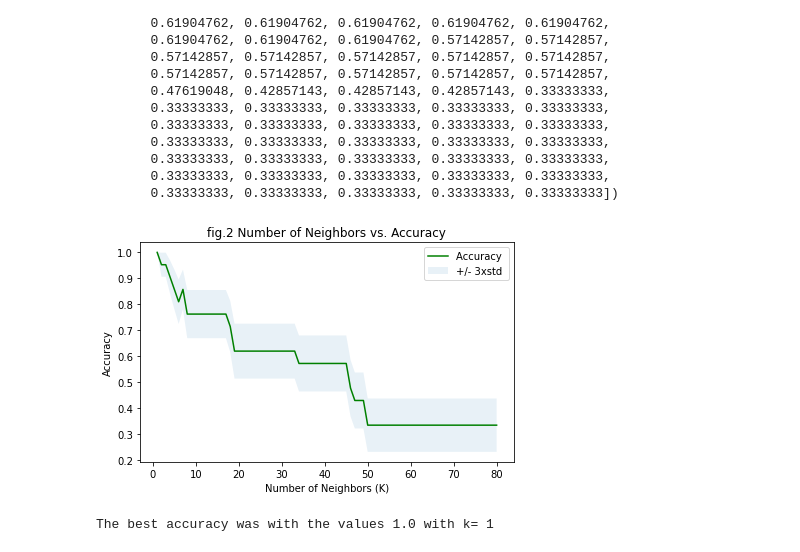
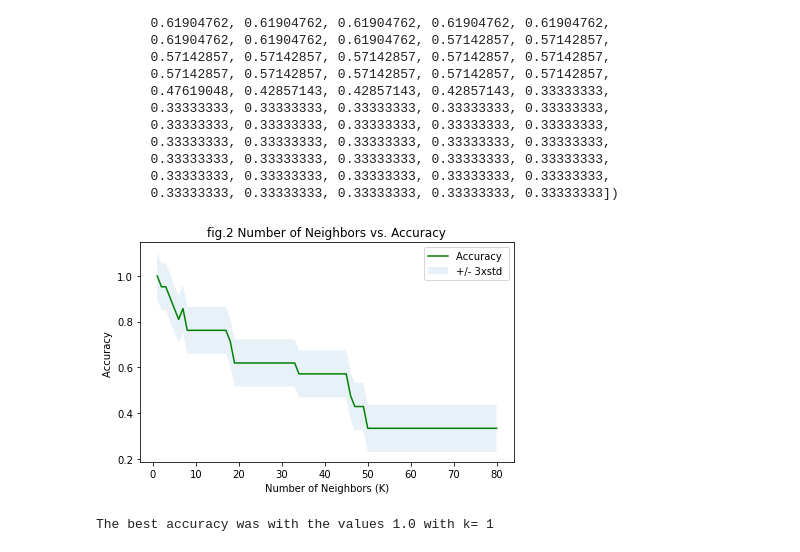
Before and after one commit to DSCI-310/DSCI-310-Group-7, a Jupyter notebook: analysis/zoo_analysis.ipynb, the cells around one changed output. Saved outputs shown, nothing was run; the diff lists cells and outputs as text; code cells hidden in the pictures.

```diff
--- a/analysis/zoo_analysis.ipynb
+++ b/analysis/zoo_analysis.ipynb
@@ -177,17 +171,16 @@ array([1.        , 0.95238095, 0.95238095, 0.9047619 , 0.85714286,
        0.33333333, 0.33333333, 0.33333333, 0.33333333, 0.33333333])
 # %%
 # plotting the aaccuracy for different K values
-# plt.plot(range(1,Ks),mean_acc,'g')
-# plt.fill_between(range(1,Ks), mean_acc - 1 * std_acc, mean_acc + 1 * std_acc, alpha=0.10)
-# plt.legend(('Accuracy ', '+/- 3xstd'))
-# plt.ylabel('Accuracy ')
-# plt.xlabel('Number of Neighbors (K)')
-# plt.title('fig.2 Number of Neighbors vs. Accuracy')
-# plt.tight_layout()
-line_plot(Ks, mean_acc, std_acc, "Number of Neighbors (K)", "Accuracy", "fig.2 Number of Neighbors vs. Accuracy")
+plt.plot(range(1,Ks),mean_acc,'g')
+plt.fill_between(range(1,Ks), mean_acc - 1 * std_acc, mean_acc + 1 * std_acc, alpha=0.10)
+plt.legend(('Accuracy ', '+/- 3xstd'))
+plt.ylabel('Accuracy ')
+plt.xlabel('Number of Neighbors (K)')
+plt.title('fig.2 Number of Neighbors vs. Accuracy')
+plt.tight_layout()
 plt.show()
 # %% [output]
-[figure, old version]
+[figure, new version]
 # %%
 print("The best accuracy was with the values", mean_acc.max(), "with k=", mean_acc.argmax()+1 )
 # %% [output]
```
Also changed, not shown: parts of 15 cells of this notebook.
